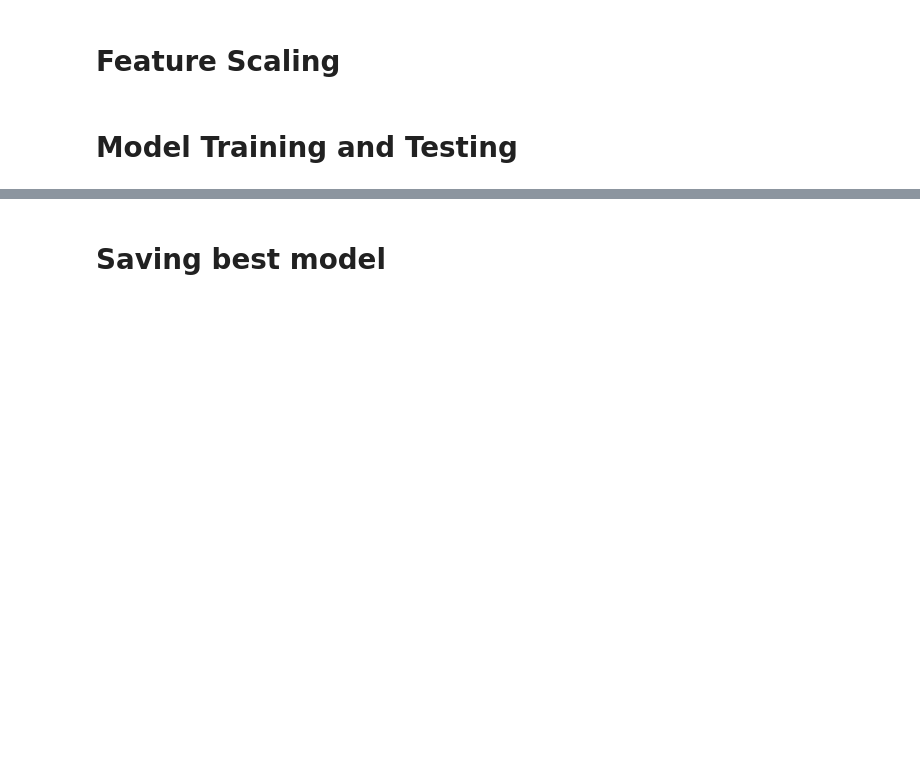
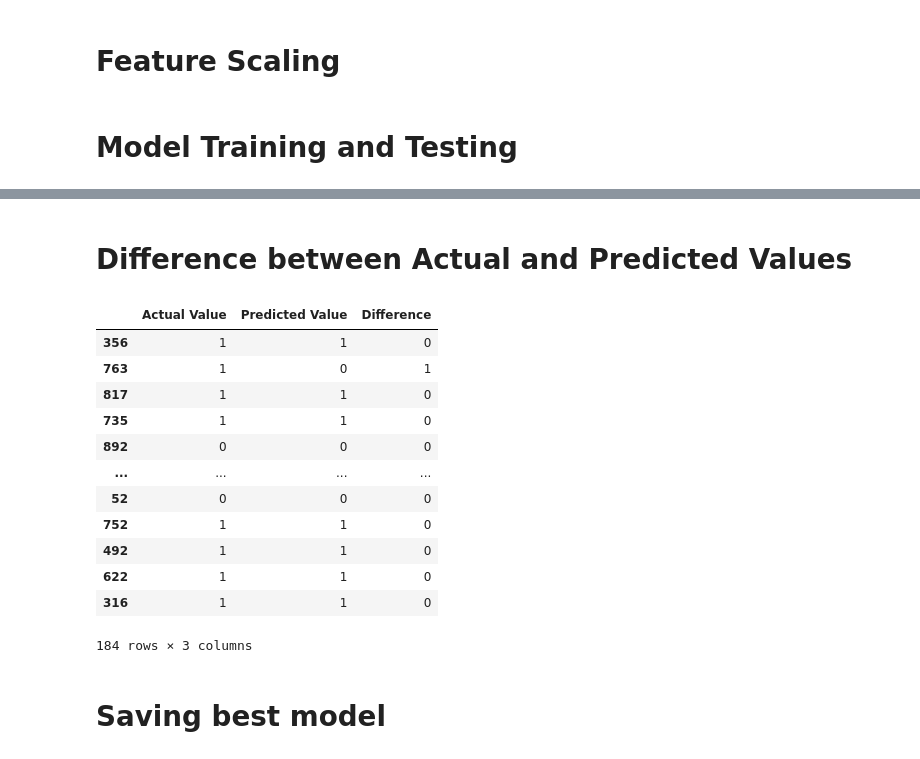
Before and after one commit to TanuDewangan/heart-disease-ml-project, a Jupyter notebook: final_heart_model.ipynb, the cells around one changed output, grey strips where cells are left out. Saved outputs shown, nothing was run; the diff lists cells and outputs as text; code cells hidden in the pictures; blank space fills up the shorter version.

```diff
--- a/final_heart_model.ipynb
+++ b/final_heart_model.ipynb
@@ -643,3 +708,22 @@ ensamble_models_results
+# %% [markdown]
+# Difference between Actual and Predicted Values
+# %%
+pred_df=pd.DataFrame({'Actual Value':y_test,'Predicted Value':y_pred,'Difference':y_test-y_pred})
+pred_df
+# %% [output]
+|  | Actual Value | Predicted Value | Difference |
+| 356 | 1 | 1 | 0 |
+| 763 | 1 | 0 | 1 |
+| 817 | 1 | 1 | 0 |
+| 735 | 1 | 1 | 0 |
+| 892 | 0 | 0 | 0 |
+| ... | ... | ... | ... |
+| 52 | 0 | 0 | 0 |
+| 752 | 1 | 1 | 0 |
+| 492 | 1 | 1 | 0 |
+| 622 | 1 | 1 | 0 |
+| 316 | 1 | 1 | 0 |
+184 rows × 3 columns
 # %% [markdown]
 # Saving best model
 # %%
```
Also changed, not shown: parts of 13 cells of this notebook, 3 other files.
